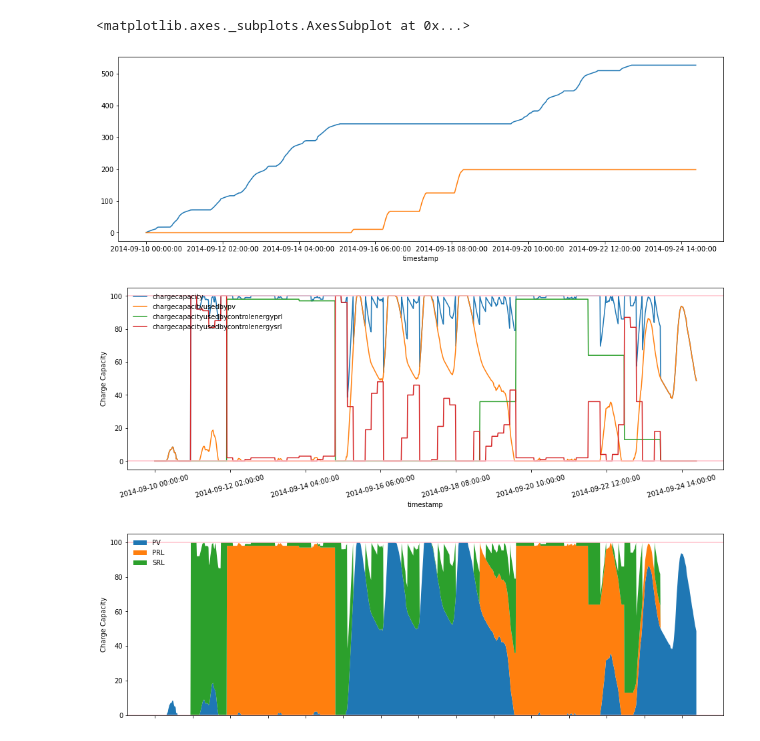
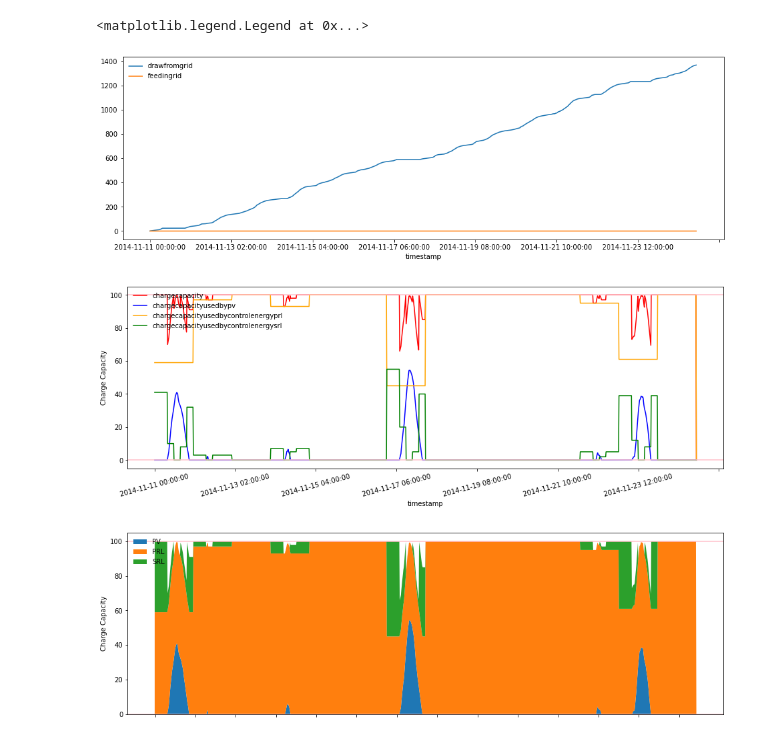
Before and after one commit to remedeiw/remedeiwmaster, a Jupyter notebook: example20200401.ipynb, the cells around one changed output. Drawn from its saved outputs; the diff is of its cells as text; code cells hidden in the pictures.

```diff
--- a/example20200401.ipynb
+++ b/example20200401.ipynb
@@ -6,13 +6,13 @@ import Agent
 import pylab as pltstack
 import numpy as np
 # %%
-datafcr, dataafrr, datamfrr, datalastprofile, pvdata, pricedata = func.getdata('09-10','09-25')
+datafcr, dataafrr, datamfrr, datalastprofile, pvdata, pricedata = func.getdata('11-09','11-26')
 
 agent = Agent.agentoccupancyrate(100)
 #agent = Agent.agentnopv()
 #agent = Agent.agentmanualinput()
 
-model = SimModel.Model(datalastprofile, [1, 2, 3, 4, 5, 6, 7, 8, 9, 10], pvdata, 6, 5, 100, agent)
+model = SimModel.Model(datalastprofile, [1, 2, 3, 4, 5, 6, 7, 8, 9, 10], dataafrr, datafcr, pvdata, 6, 5, 100, agent)
 # %%
 func.plotpvdata(pvdata)
 func.plotlastprofiledata(datalastprofile, [1, 2, 3, 4, 5, 6, 7, 8, 9, 10])
@@ -28,16 +29,17 @@ model.run()
 # %%
 plt.figure(figsize=(16, 5))
 cumsumdatadraw = model.logdata['drawfromgrid'].cumsum()
 cumsumdatafeed = model.logdata['feedingrid'].cumsum()
 cumsumdatadraw.plot()
 cumsumdatafeed.plot()
+plt.legend(loc='upper left', frameon=False)
 # %% [output]
-<matplotlib.axes._subplots.AxesSubplot at 0x...>
+<matplotlib.legend.Legend at 0x...>
-[figure, old version]
+[figure, new version]
 # %%
 func.plotchargecapacity(model)
 # %% [output]
-[figure, old version]
+[figure, new version]
-[figure, old version]
+[figure, new version]
 # %%
 model.logdata.to_csv('test.csv')
```
Also changed, not shown: parts of 3 cells of this notebook, 2 other files.
